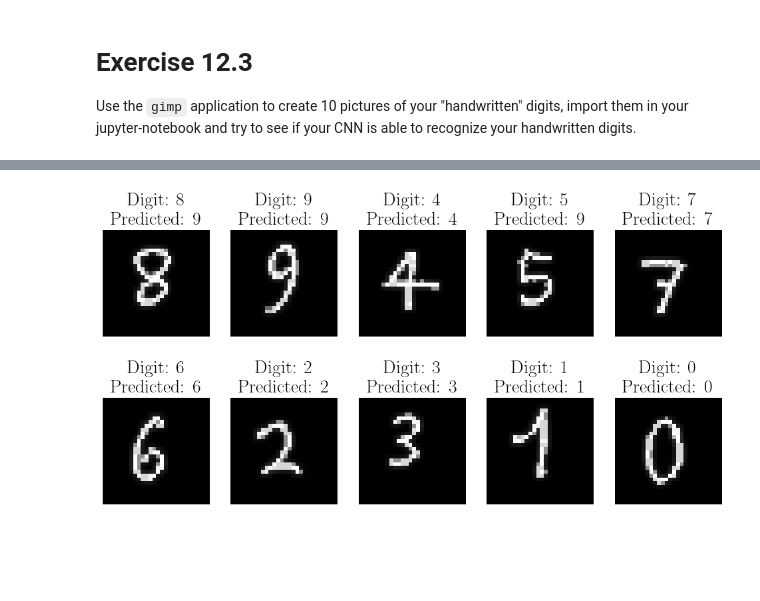
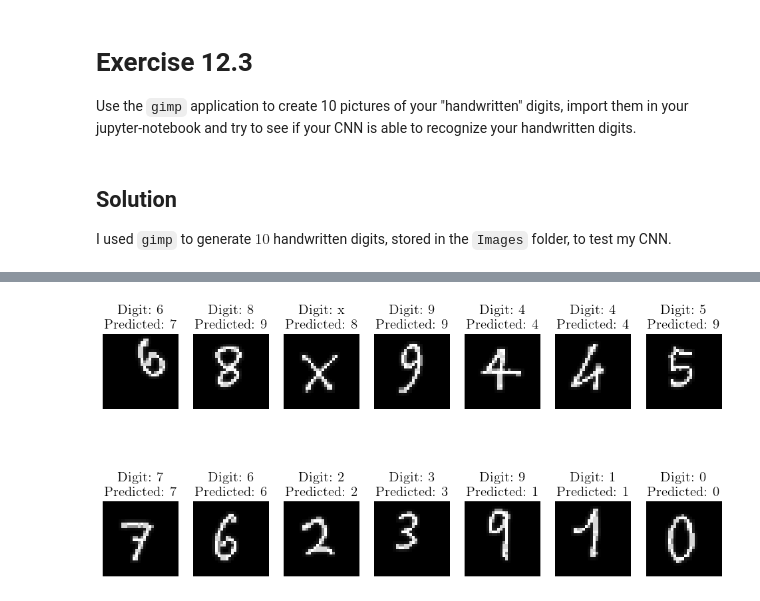
Before and after one commit to ste-cartu/Numerical-Simulation-Laboratory, a Jupyter notebook: Exercise_12/Exercise_12.ipynb, the cells around one changed output, grey strips where cells are left out. Saved outputs shown, nothing was run; the diff lists cells and outputs as text; code cells hidden in the pictures; blank space fills up the shorter version.

```diff
--- a/Exercise_12/Exercise_12.ipynb
+++ b/Exercise_12/Exercise_12.ipynb
@@ -188,11 +200,11 @@ fig, axs = plt.subplots(len(optimizers), 2, figsize=(12,20), gridspec_kw={'hspac
 for o, opt in enumerate(optimizers) :
     axs[o,0].plot(histories[o].history['loss'], c='#FE5F55', label='Training loss')
     axs[o,0].plot(histories[o].history['val_loss'], c='#6A97D6', label='Validation loss')
-    axs[o,1].plot(histories[o].history['acc'], c='#EEB868', label='Training acceptance')
-    axs[o,1].plot(histories[o].history['val_acc'], c='#7D5BA6', label='Validation acceptance')
+    axs[o,1].plot(histories[o].history['acc'], c='#EEB868', label='Training accuracy')
+    axs[o,1].plot(histories[o].history['val_acc'], c='#7D5BA6', label='Validation accuracy')
 
     axs[o,0].set_ylabel(r'\textbf{Opt: ' +opt+ '} \nLoss')
-    axs[o,1].set_ylabel('Acceptance', labelpad=8)
+    axs[o,1].set_ylabel('Accuracy', labelpad=8)
     axs[o,1].yaxis.set_label_position('right')
     axs[o,1].yaxis.set_tick_params(pad=6, left=False, right=True, labelleft=False, labelright=True)
     if(o != len(optimizers)-1) :
@@ -200,11 +212,11 @@ for o, opt in enumerate(optimizers) :
         axs[o,1].set_xticklabels([])
 
 axs[0,0].set_title(r'\textbf{Loss value}')
-axs[0,1].set_title(r'\textbf{Acceptance value}')
+axs[0,1].set_title(r'\textbf{Accuracy value}')
 axs[0,0].legend(loc=(-0.2,1.15), fontsize=16)
 axs[0,1].legend(loc=(0.5,1.15), fontsize=16)
-axs[-1,0].set_xlabel('Epoch')
-axs[-1,1].set_xlabel('Epoch')
+axs[-1,0].set_xlabel('Epochs')
+axs[-1,1].set_xlabel('Epochs')
 
 plt.show()
 # %% [output]
@@ -391,0 +436,15 @@ Test accuracy: 0.9902999997138977
+# %%
+# plot predictions
+x_test_pred = x_test
+x_test_plot = x_test.reshape((x_test.shape[0], rows, cols, 1))
+predictions_CNN = CNN.predict(x_test_pred)
+
+
+plt.figure(figsize=(15,6))
+for i in range(30) :
+    ax = plt.subplot(3, 10, i + 1)
+    plt.imshow(x_test_plot[i, :, :, 0], cmap='gray')
+    plt.title('Digit: ' +str(np.argmax(y_test[i]))+ '\nPredicted: ' +str(np.argmax(predictions_CNN[i])), fontsize=15)
+    plt.axis('off')
+plt.suptitle(r'\textbf{CNN predictions}')
+plt.show()
@@ -393,6 +458,10 @@ Test accuracy: 0.9902999997138977
 # Exercise 12.3
 
 Use the `gimp` application to create 10 pictures of your "handwritten" digits, import them in your jupyter-notebook and try to see if your CNN is able to recognize your handwritten digits.
+# %% [markdown]
+## Solution
+
+I used `gimp` to generate $10$ handwritten digits, stored in the `Images` folder, to test my CNN.
 # %%
 # load the data from the Images folder
 directory = "./Images"
@@ -420,7 +489,16 @@ for filename in os.listdir(directory):
 	data.append(values)
 
 	# Extract the digit from the filename and append to labels
-	digit = int(filename[0])
+	if(filename[0] == '4s') :
+		digit = 4
+	if(filename[0] == '6s') :
+		digit = 6
+	if (filename[0] == '9s') :
+		digit = 9
+	if (filename[0] == 'x') :
+		digit = 'x'
+	else :
+		digit = int(filename[0])
 	labels.append(digit)
 
 
@@ -435,9 +513,9 @@ for d, dat in enumerate(data):
    # Reshape data for plotting
    dat = dat.reshape(rows, cols)
 
-   ax = plt.subplot(2, 5, d + 1)
+   ax = plt.subplot(2, 7, d + 1)
    plt.imshow(dat, cmap='gray')
-   plt.title('Digit: '+str(labels[d])+ '\nPredicted: ' +str(np.argmax(prediction)))
+   plt.title('Digit: '+str(labels[d])+ '\nPredicted: ' +str(np.argmax(prediction)), fontsize=15)
    plt.axis('off')
 
 plt.show()
@@ -455 +537 @@ plt.show()
-[figure, old version]
+[figure, new version]
```
Also changed, not shown: parts of 17 cells of this notebook, 29 other files.
